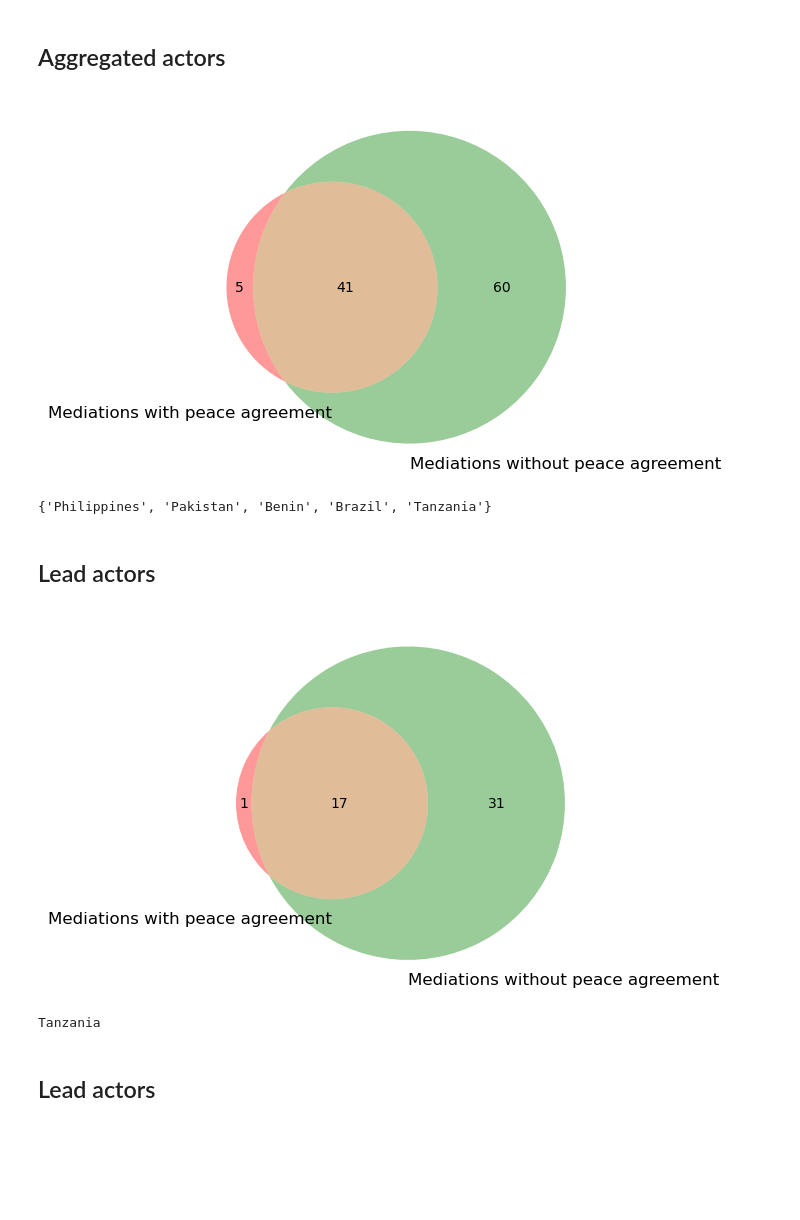
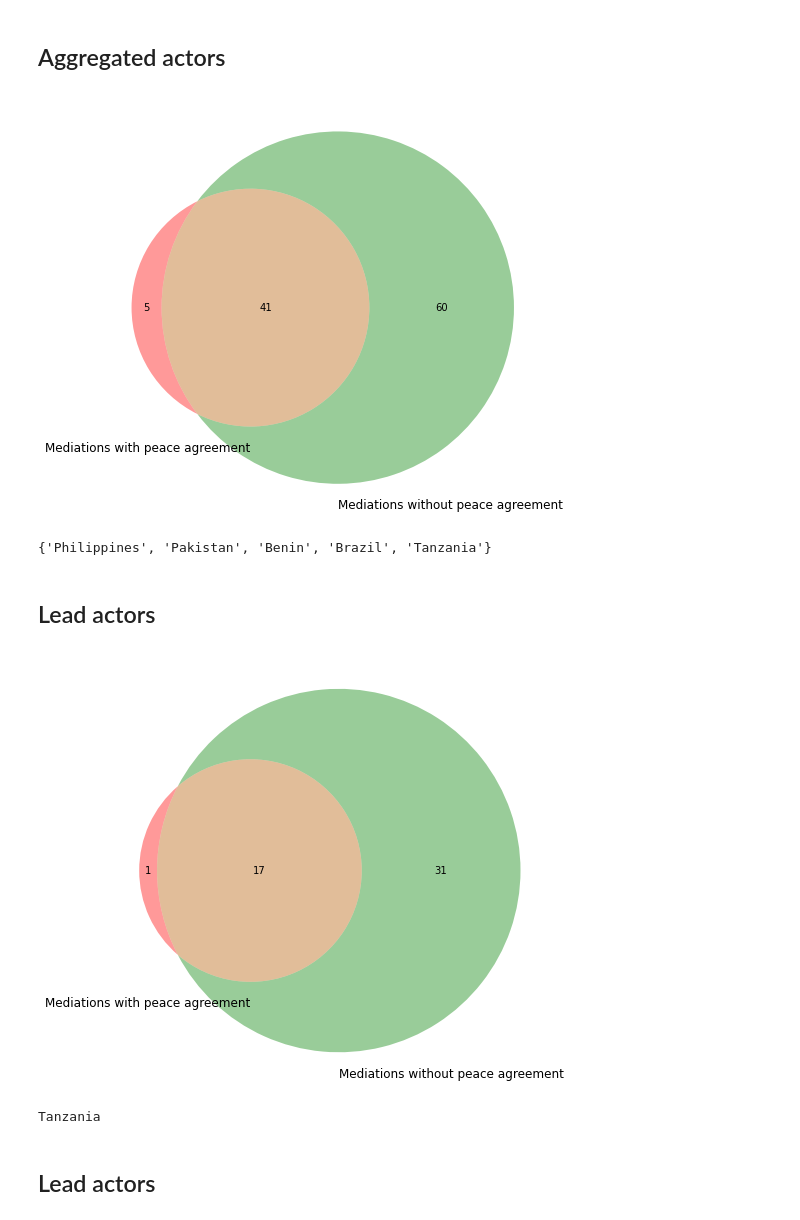
Before and after one commit to roybgardner/mediation, a Jupyter notebook: mediation_comparisons.ipynb, the cells around one changed output. Cells and saved outputs as stored; diff of their text form; code cells hidden in the pictures; blank space fills up the shorter version.

```diff
--- a/mediation_comparisons.ipynb
+++ b/mediation_comparisons.ipynb
@@ -52,23 +52,23 @@ print(non_peace_matrix.shape)
 # %%
 # Get columns containing non-zero value
 indices = np.where(peace_matrix > 0)
 peace_actor_indices = list(set(indices[1]))
 peace_actor_ids = [data_dict['actor_vertices'][index] for index in peace_actor_indices]
 
 non_indices = np.where(non_peace_matrix > 0)
 non_peace_actor_indices = list(set(non_indices[1]))
 non_peace_actor_ids = [data_dict['actor_vertices'][index] for index in non_peace_actor_indices]
 
-
+f = plt.figure(figsize=(8,8))
 venn2([set(peace_actor_ids),set(non_peace_actor_ids)],\
       ['Mediations with peace agreement','Mediations without peace agreement'])
 plt.show()
 print()
 
 left_partition = set(peace_actor_ids).difference(set(non_peace_actor_ids))
 print(left_partition)
 # %% [output]
-[figure, old version]
+[figure, new version]
 {'Philippines', 'Pakistan', 'Benin', 'Brazil', 'Tanzania'}
 # %% [markdown]
 ## Lead actors
@@ -86,6 +86,7 @@ for row in non_peace_matrix:
     p = [int(recover_edge_dict(v,props_length)['is_lead']) for v in row]
     non_peace_indices.extend([i for i,v in enumerate(p) if v==1])
 
+f = plt.figure(figsize=(8,8))
 venn2([set(peace_indices),set(non_peace_indices)],\
       ['Mediations with peace agreement','Mediations without peace agreement'])
 plt.show()
@@ -94,7 +95,7 @@ print()
 left_partition = set(peace_indices).difference(set(non_peace_indices))
 print(data_dict['actor_vertices'][list(left_partition)[0]])
 # %% [output]
-[figure, old version]
+[figure, new version]
 Tanzania
 # %% [markdown]
 ## Lead actors
```
Also changed, not shown: parts of 5 cells of this notebook, 2 other files.
